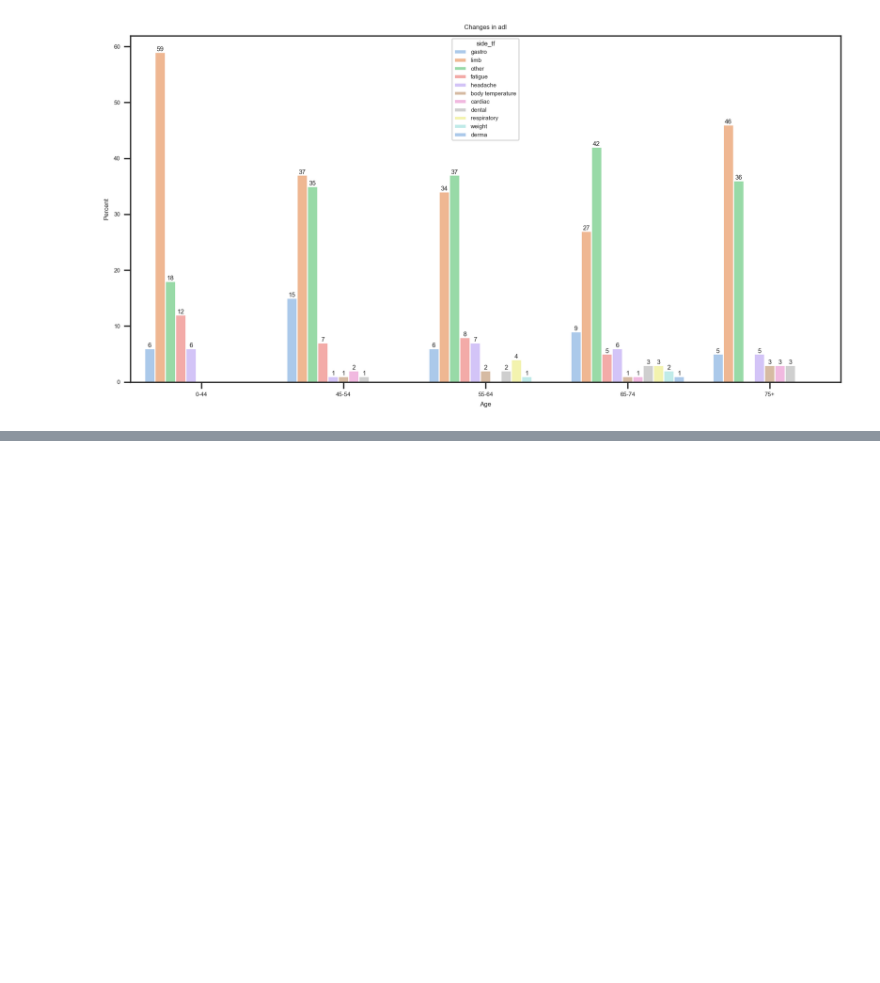
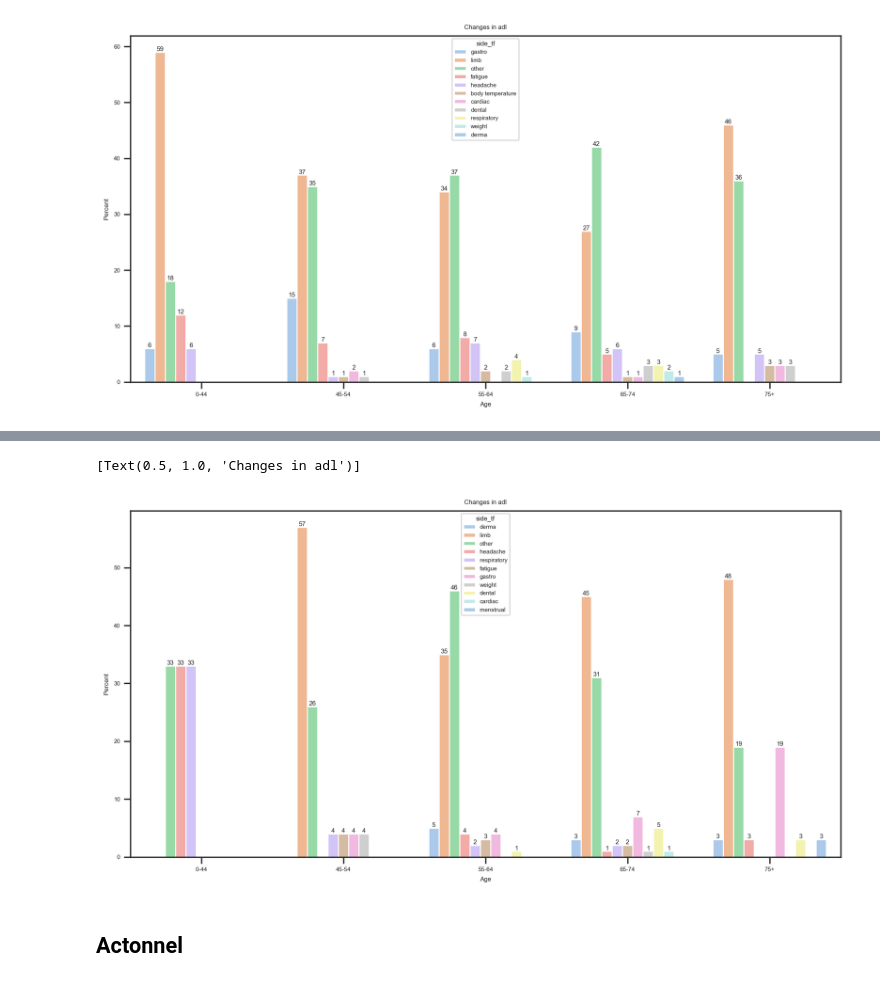
Before and after one commit to woonsupkim/DrugReview, a Jupyter notebook: Woon_after_Classification.ipynb, the cells around one changed output, grey strips where cells are left out. Cells and saved outputs as stored; diff of their text form; code cells hidden in the pictures; blank space fills up the shorter version.

```diff
--- a/Woon_after_Classification.ipynb
+++ b/Woon_after_Classification.ipynb
@@ -681,0 +695,3 @@ ax.set(title='Changes in adl')
+# %%
+df_prolia2 = df_prolia.groupby(['Age', 'side_tf'])['Drug'].count().reset_index()
+df_prolia2
@@ -681,0 +716,19 @@ ax.set(title='Changes in adl')
+# %%
+sum = []
+for age in df_prolia2['Age']:
+    if age == "":
+        sum.append(5)
+    elif age == '0-44':
+        sum.append(3)
+    elif age == '45-54':
+        sum.append(23)
+    elif age == '55-64':
+        sum.append(114)
+    elif age == '65-74':
+        sum.append(86)
+    elif age == '75+':
+        sum.append(31)
+# %%
+df_prolia2['Sum'] = sum
+df_prolia2['Percent'] = round(df_prolia2['Drug']/df_prolia2['Sum']*100,0)
+df_prolia2
@@ -681,0 +753,13 @@ ax.set(title='Changes in adl')
+# %%
+sns.set_style('ticks')
+fig, ax = plt.subplots()
+fig.set_size_inches(12,6)
+ax = sns.barplot(x='Age', y='Percent', hue = 'side_tf', data = df_prolia2, palette = 'pastel', order = ["0-44", "45-54", "55-64", "65-74", "75+"])
+for container in ax.containers:
+    ax.bar_label(container)
+ax.set(title='Changes in adl')
+# %% [output]
+[Text(0.5, 1.0, 'Changes in adl')]
+[figure, added]
+# %% [markdown]
+## Actonnel
```
Also changed, not shown: parts of 9 cells of this notebook.
